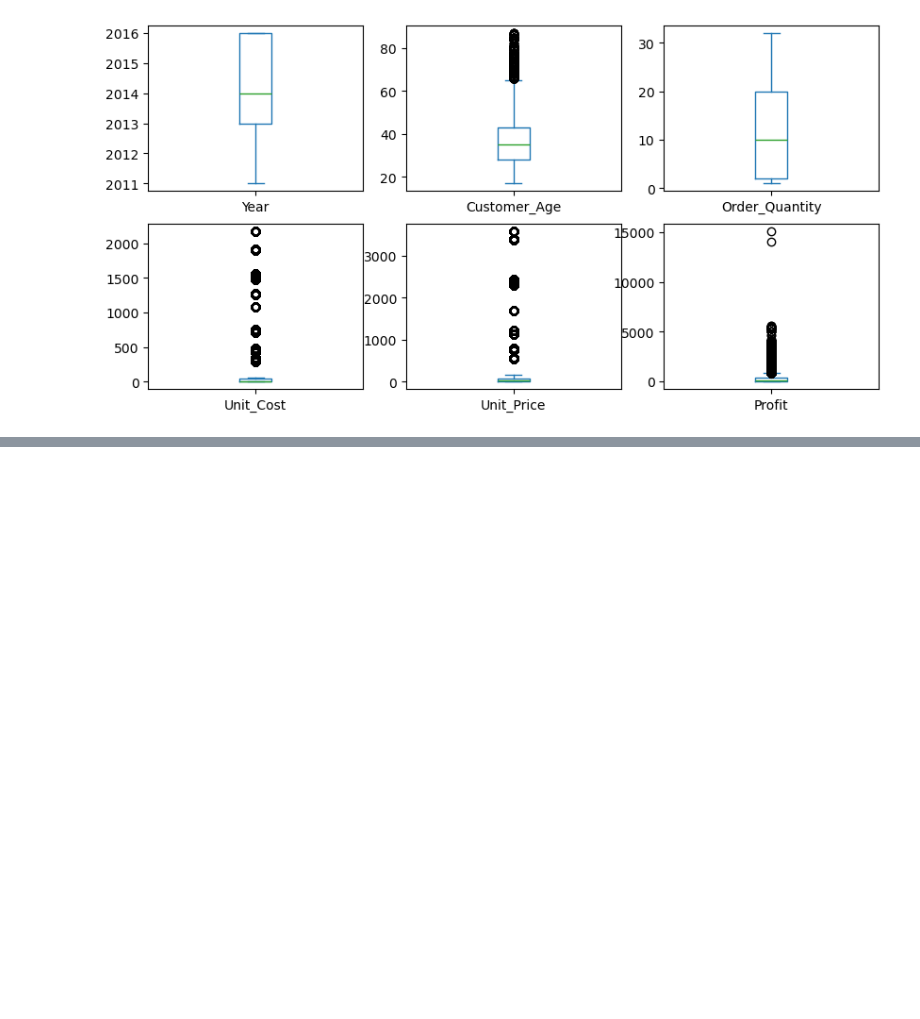
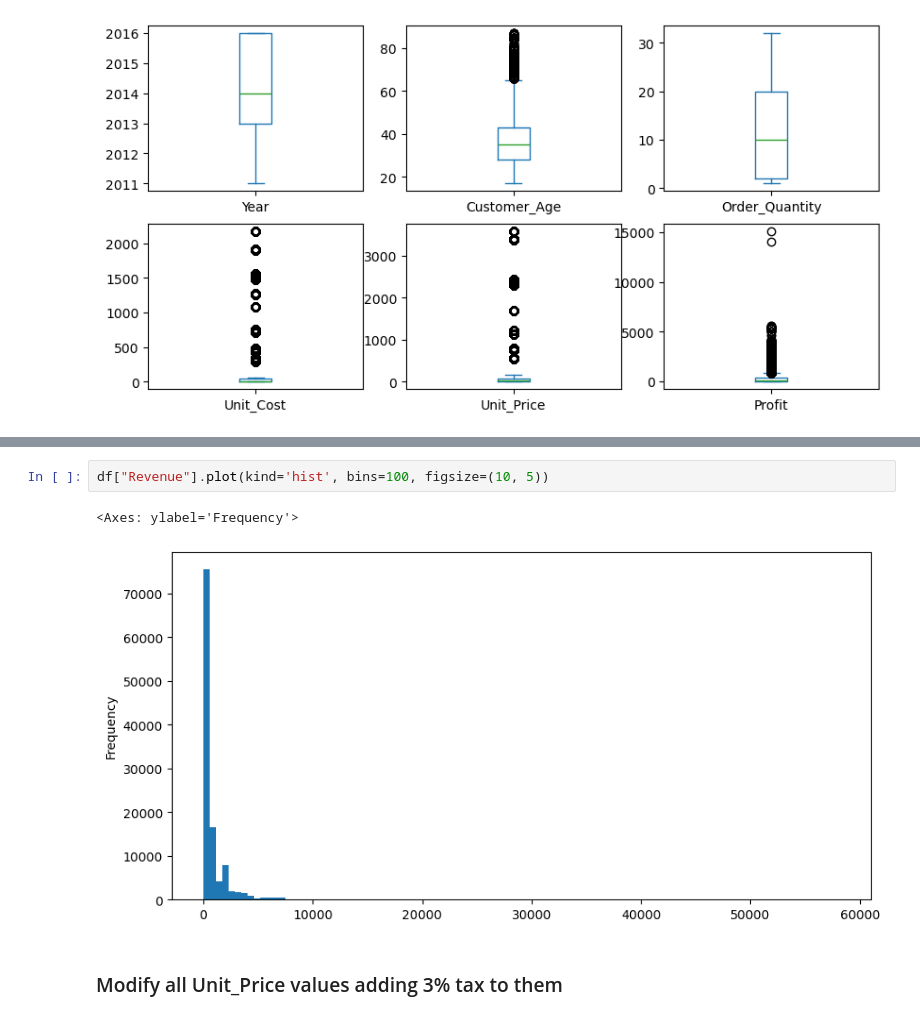
Before and after one commit to ihtisham987/DataAnlysis, a Jupyter notebook: BikeSalesAnalysis.i.ipynb, the cells around one changed output, grey strips where cells are left out. Saved outputs shown, nothing was run; the diff lists cells and outputs as text; blank space fills up the shorter version.

```diff
--- a/BikeSalesAnalysis.i.ipynb
+++ b/BikeSalesAnalysis.i.ipynb
@@ -221,0 +295,7 @@ dtype: object
+# %%
+df["Revenue"].plot(kind='hist', bins=100, figsize=(10, 5))
+# %% [output]
+<Axes: ylabel='Frequency'>
+[figure, added]
+# %% [markdown]
+### Modify all Unit_Price values adding 3% tax to them
```
Also changed, not shown: parts of 28 cells of this notebook.
